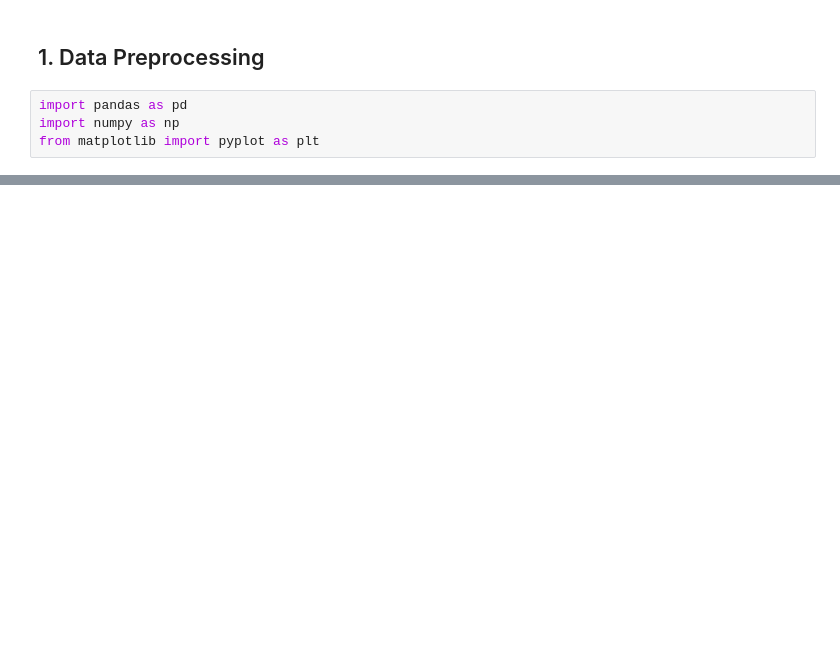
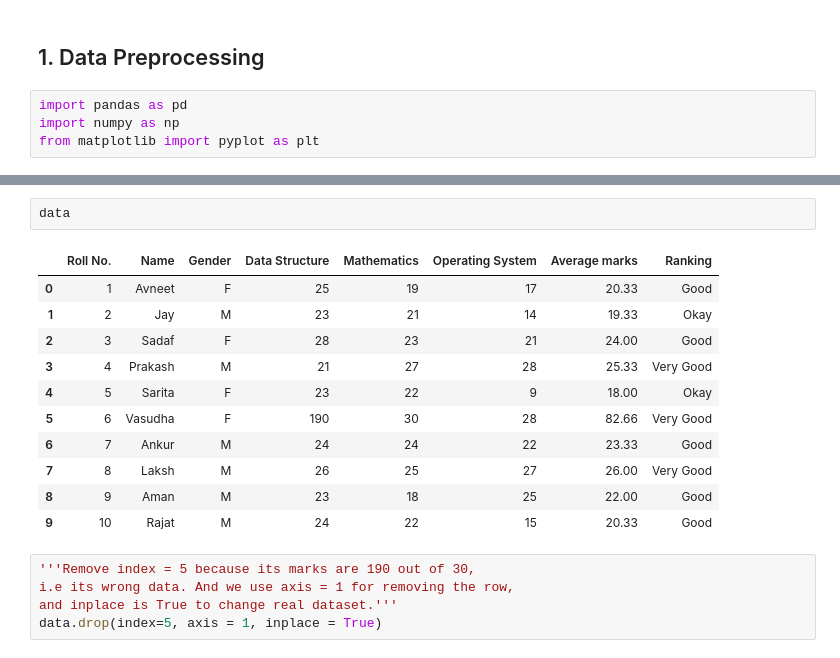
Before and after one commit to Garvitjoshi1/Complete-Machine-Learning-Data-Science-Program-GFG, a Jupyter notebook: Statistics/Intro.ipynb, the cells around one changed output, grey strips where cells are left out. Saved outputs shown, nothing was run; the diff lists cells and outputs as text; blank space fills up the shorter version.

```diff
--- a/Statistics/Intro.ipynb
+++ b/Statistics/Intro.ipynb
@@ -16,0 +29,19 @@ data.head()
+# %%
+data
+# %% [output]
+|  | Roll No. | Name | Gender | Data Structure | Mathematics | Operating System | Average marks | Ranking |
+| 0 | 1 | Avneet | F | 25 | 19 | 17 | 20.33 | Good |
+| 1 | 2 | Jay | M | 23 | 21 | 14 | 19.33 | Okay |
+| 2 | 3 | Sadaf | F | 28 | 23 | 21 | 24.00 | Good |
+| 3 | 4 | Prakash | M | 21 | 27 | 28 | 25.33 | Very Good |
+| 4 | 5 | Sarita | F | 23 | 22 | 9 | 18.00 | Okay |
+| 5 | 6 | Vasudha | F | 190 | 30 | 28 | 82.66 | Very Good |
+| 6 | 7 | Ankur | M | 24 | 24 | 22 | 23.33 | Good |
+| 7 | 8 | Laksh | M | 26 | 25 | 27 | 26.00 | Very Good |
+| 8 | 9 | Aman | M | 23 | 18 | 25 | 22.00 | Good |
+| 9 | 10 | Rajat | M | 24 | 22 | 15 | 20.33 | Good |
+# %%
+'''Remove index = 5 because its marks are 190 out of 30,
+i.e its wrong data. And we use axis = 1 for removing the row,
+and inplace is True to change real dataset.'''
+data.drop(index=5, axis = 1, inplace = True)
```
Also changed, not shown: parts of 11 cells of this notebook, 6 other files.
